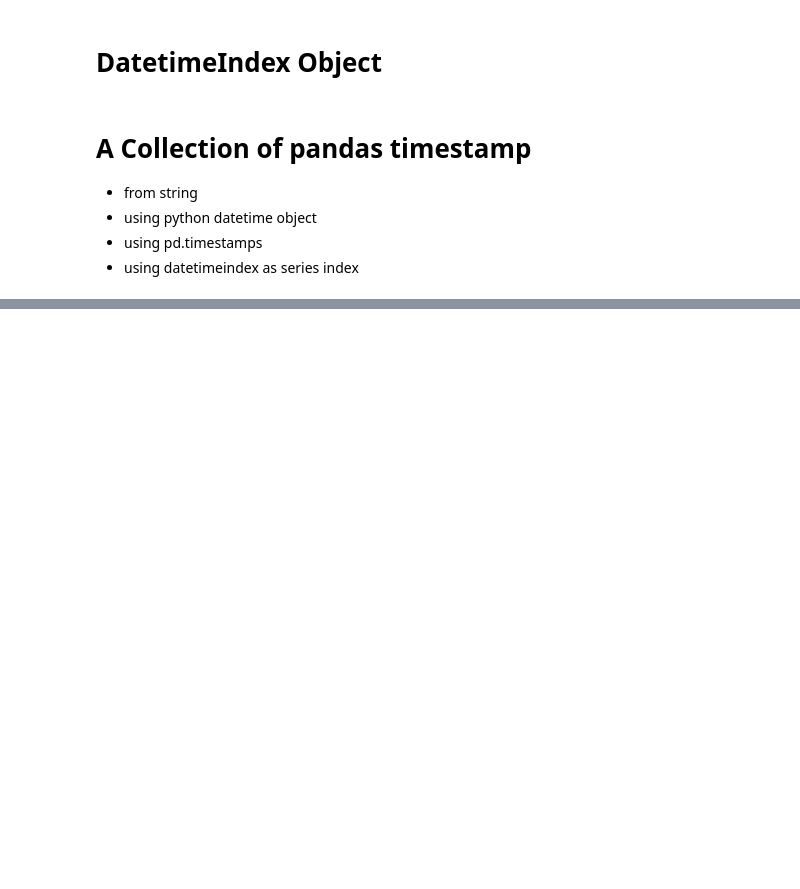
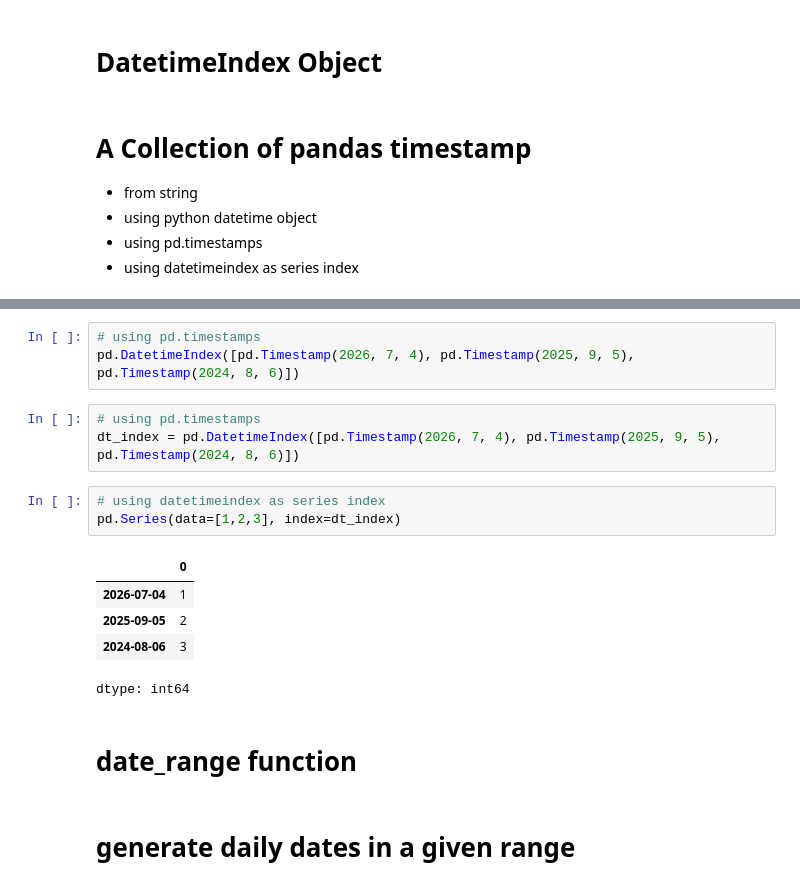
Before and after one commit to gudiya-archi/python-Data-Science, a Jupyter notebook: Python_Pandas_date_and_time03.ipynb, the cells around one changed output, grey strips where cells are left out. Cells and saved outputs as stored; diff of their text form; blank space fills up the shorter version.

```diff
--- a/Python_Pandas_date_and_time03.ipynb
+++ b/Python_Pandas_date_and_time03.ipynb
@@ -147,0 +167,19 @@ array(['2026-07-04', '2026-07-05', '2026-07-06', '2026-07-07',
+# %%
+# using pd.timestamps
+pd.DatetimeIndex([pd.Timestamp(2026, 7, 4), pd.Timestamp(2025, 9, 5), pd.Timestamp(2024, 8, 6)])
+# %%
+# using pd.timestamps
+dt_index = pd.DatetimeIndex([pd.Timestamp(2026, 7, 4), pd.Timestamp(2025, 9, 5), pd.Timestamp(2024, 8, 6)])
+# %%
+# using datetimeindex as series index
+pd.Series(data=[1,2,3], index=dt_index)
+# %% [output]
+|  | 0 |
+| 2026-07-04 | 1 |
+| 2025-09-05 | 2 |
+| 2024-08-06 | 3 |
+dtype: int64
+# %% [markdown]
+# date_range function
+# %% [markdown]
+# generate daily dates in a given range
```
Also changed, not shown: parts of 42 cells of this notebook.
